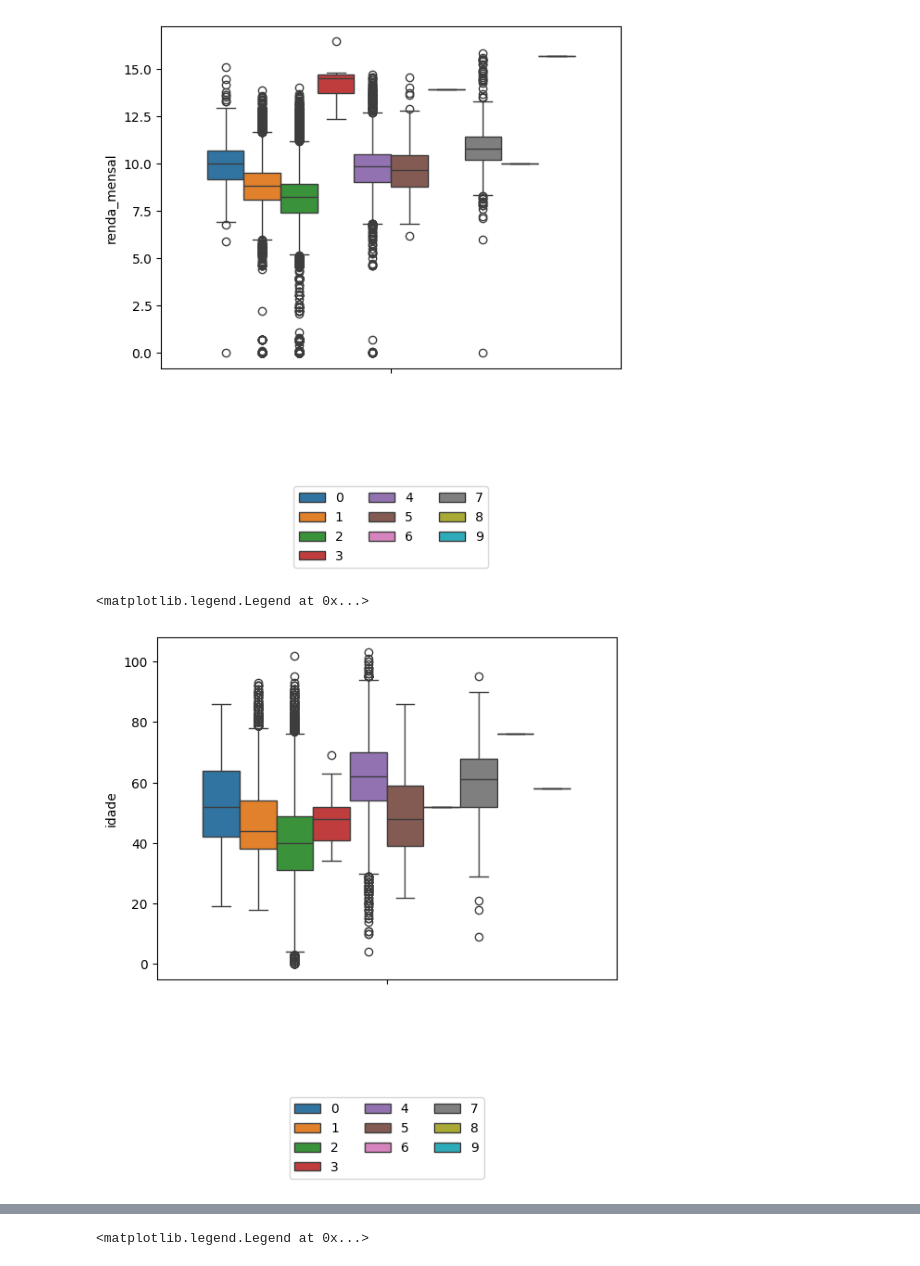
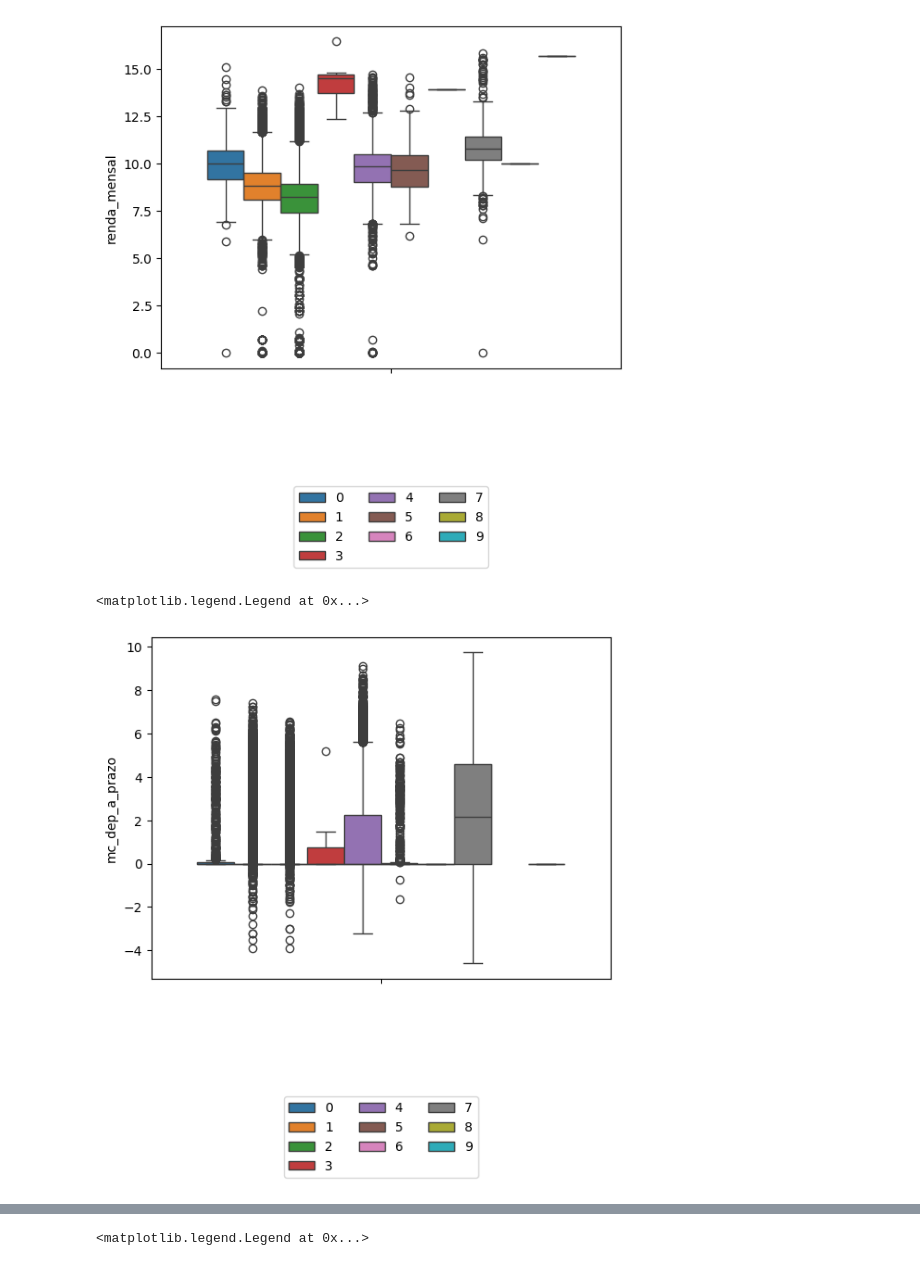
Before and after one commit to cowvin0/seg, a Jupyter notebook: segmentacao.ipynb, the cells around one changed output, grey strips where cells are left out. Saved outputs shown, nothing was run; the diff lists cells and outputs as text; code cells hidden in the pictures.

```diff
--- a/segmentacao.ipynb
+++ b/segmentacao.ipynb
@@ -254,11 +254,11 @@ plt.legend(loc='lower center', bbox_to_anchor=(0.5, -0.6), ncol=3)
 # %%
 sns.boxplot(
     data=df\
-        .assign(vlr_prej_direcionados=lambda x: np.log1p(x.vlr_prej_direcionados)),
-    y='idade',
+        .assign(mc_dep_a_prazo=lambda x: np.log1p(x.mc_dep_a_prazo)),
+    y='mc_dep_a_prazo',
     hue='Grupos',
 )
 plt.legend(loc='lower center', bbox_to_anchor=(0.5, -0.6), ncol=3)
 # %% [output]
 <matplotlib.legend.Legend at 0x...>
-[figure, old version]
+[figure, new version]
```
Also changed, not shown: parts of 2 cells of this notebook, 1 other file.
